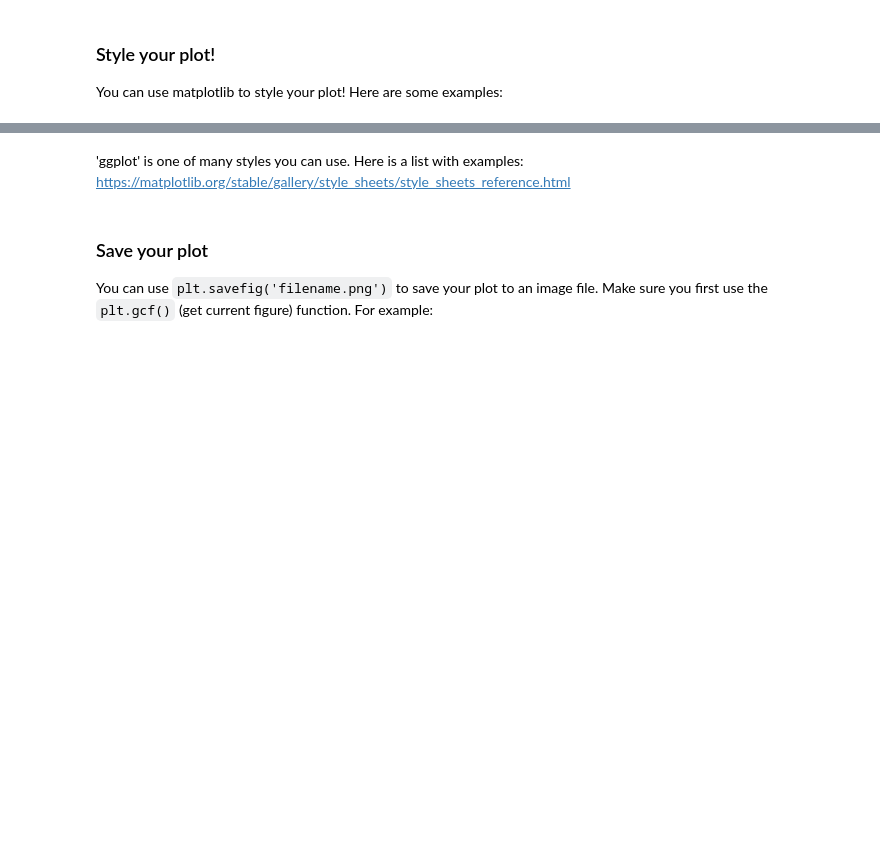
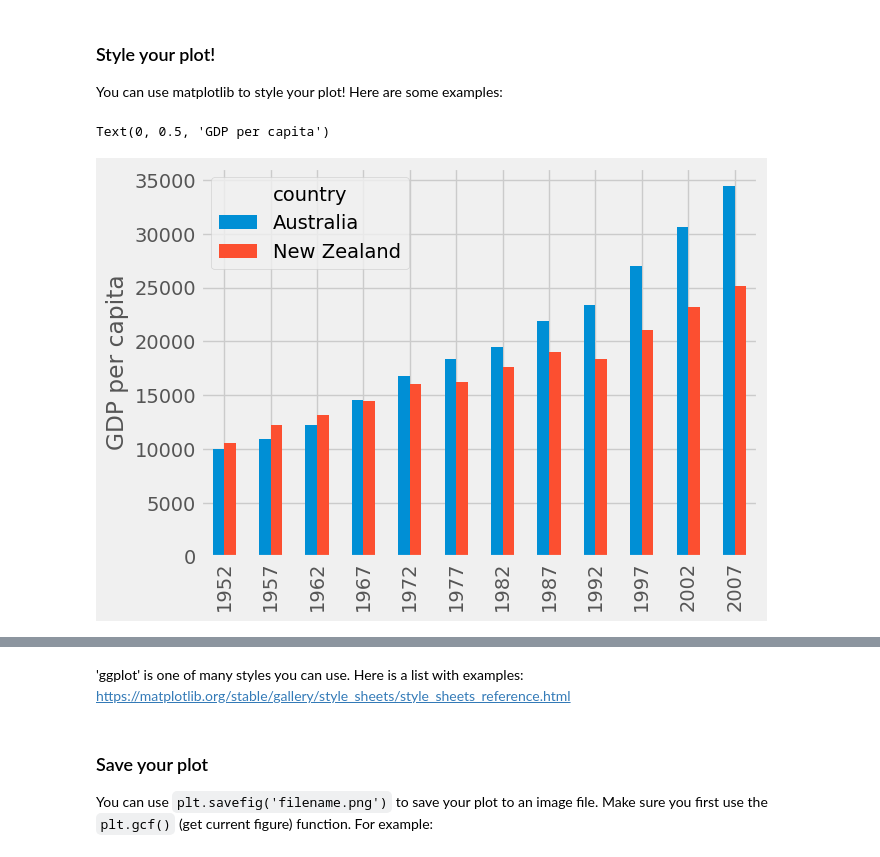
Before and after one commit to JennaFlan2426/DataCulturePilot, a Jupyter notebook: plotting-practice.ipynb, the cells around one changed output, grey strips where cells are left out. Cells and saved outputs as stored; diff of their text form; code cells hidden in the pictures; blank space fills up the shorter version.

Commit message:
plotting practice

```diff
--- a/plotting-practice.ipynb
+++ b/plotting-practice.ipynb
@@ -55,8 +77,11 @@ df_oceania.T.plot()
 
 You can use matplotlib to style your plot! Here are some examples:
 # %%
-df_oceania.T.plot()
+df_oceania.T.plot(kind='bar')
 plt.ylabel('GDP per capita')
+# %% [output]
+Text(0, 0.5, 'GDP per capita')
+[figure, added]
 # %%
 plt.style.use('ggplot')
 df_oceania.T.plot(kind='bar')
```
Also changed, not shown: parts of 10 cells of this notebook, 2 other files.
